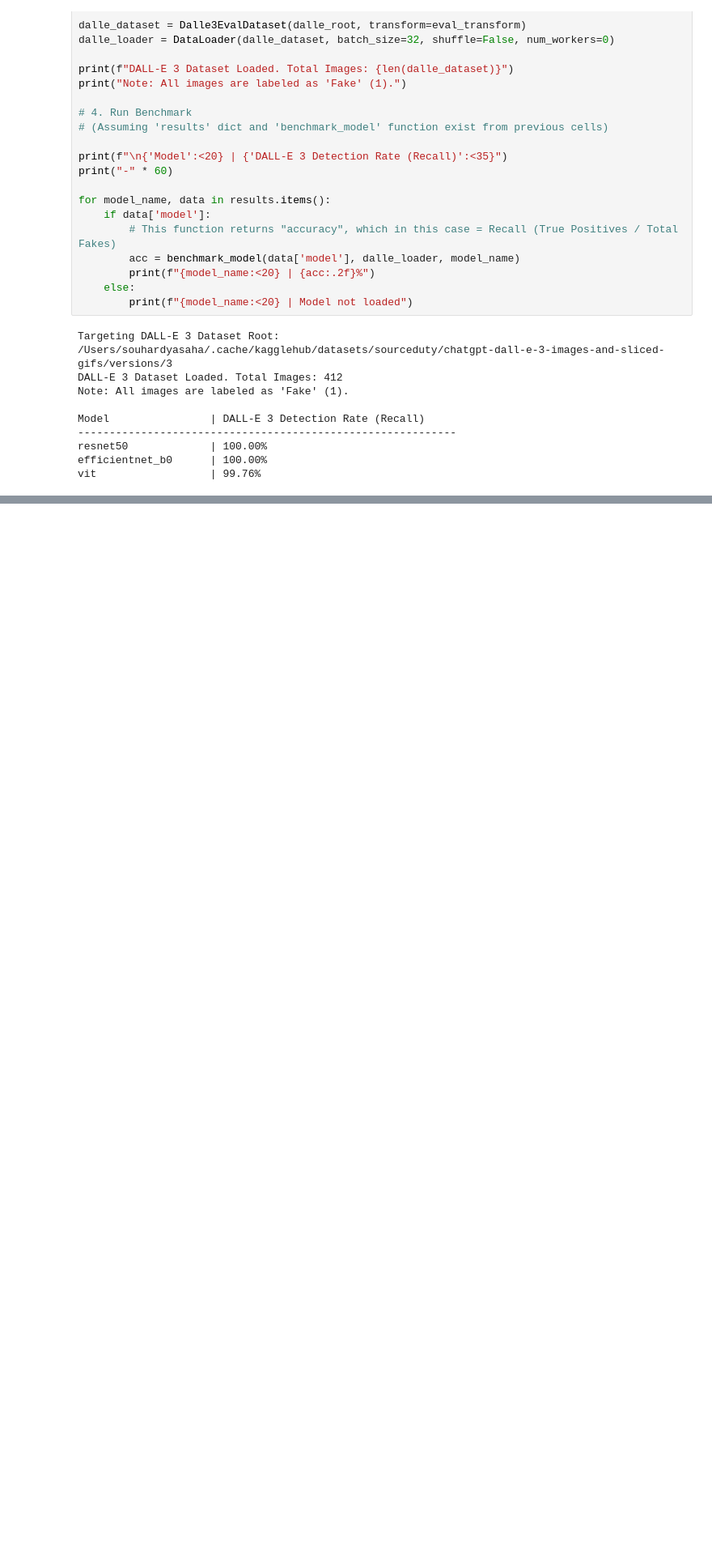
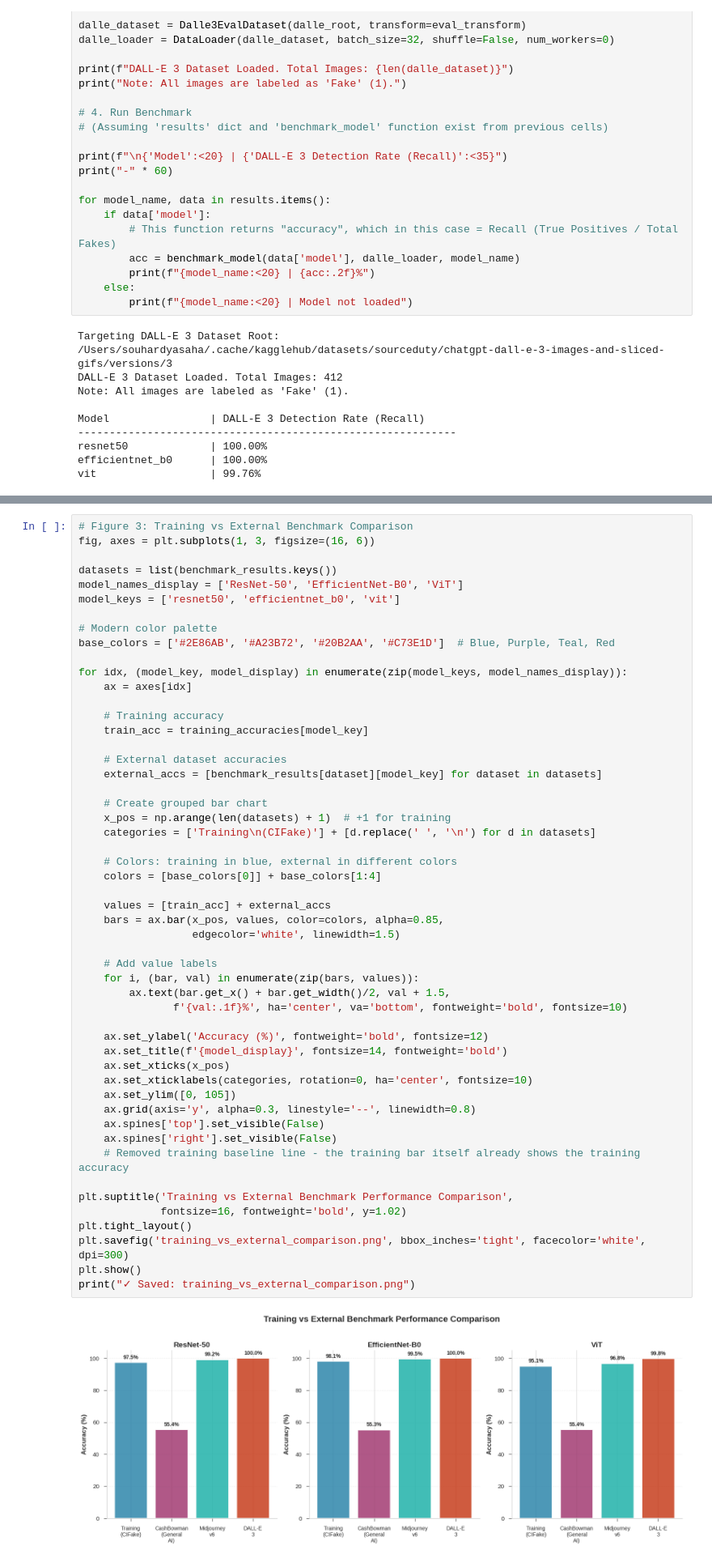
Before and after one commit to EmonRezaBD/GenPixel, a Jupyter notebook: ExternalBenchmarking.ipynb, the cells around one changed output, grey strips where cells are left out. Shown: that part at 81% size. Saved outputs shown, nothing was run; the diff lists cells and outputs as text; blank space fills up the shorter version.

```diff
--- a/ExternalBenchmarking.ipynb
+++ b/ExternalBenchmarking.ipynb
@@ -437,0 +616,54 @@ vit                  | 99.76%
+# %%
+# Figure 3: Training vs External Benchmark Comparison
+fig, axes = plt.subplots(1, 3, figsize=(16, 6))
+
+datasets = list(benchmark_results.keys())
+model_names_display = ['ResNet-50', 'EfficientNet-B0', 'ViT']
+model_keys = ['resnet50', 'efficientnet_b0', 'vit']
+
+# Modern color palette
+base_colors = ['#2E86AB', '#A23B72', '#20B2AA', '#C73E1D']  # Blue, Purple, Teal, Red
+
+for idx, (model_key, model_display) in enumerate(zip(model_keys, model_names_display)):
+    ax = axes[idx]
+
+    # Training accuracy
+    train_acc = training_accuracies[model_key]
+
+    # External dataset accuracies
+    external_accs = [benchmark_results[dataset][model_key] for dataset in datasets]
+
+    # Create grouped bar chart
+    x_pos = np.arange(len(datasets) + 1)  # +1 for training
+    categories = ['Training\n(CIFake)'] + [d.replace(' ', '\n') for d in datasets]
+
+    # Colors: training in blue, external in different colors
+    colors = [base_colors[0]] + base_colors[1:4]
+
+    values = [train_acc] + external_accs
+    bars = ax.bar(x_pos, values, color=colors, alpha=0.85,
+                  edgecolor='white', linewidth=1.5)
+
+    # Add value labels
+    for i, (bar, val) in enumerate(zip(bars, values)):
+        ax.text(bar.get_x() + bar.get_width()/2, val + 1.5,
+               f'{val:.1f}%', ha='center', va='bottom', fontweight='bold', fontsize=10)
+
+    ax.set_ylabel('Accuracy (%)', fontweight='bold', fontsize=12)
+    ax.set_title(f'{model_display}', fontsize=14, fontweight='bold')
+    ax.set_xticks(x_pos)
+    ax.set_xticklabels(categories, rotation=0, ha='center', fontsize=10)
+    ax.set_ylim([0, 105])
+    ax.grid(axis='y', alpha=0.3, linestyle='--', linewidth=0.8)
+    ax.spines['top'].set_visible(False)
+    ax.spines['right'].set_visible(False)
+    # Removed training baseline line - the training bar itself already shows the training accuracy
+
+plt.suptitle('Training vs External Benchmark Performance Comparison',
+             fontsize=16, fontweight='bold', y=1.02)
+plt.tight_layout()
+plt.savefig('training_vs_external_comparison.png', bbox_inches='tight', facecolor='white', dpi=300)
+plt.show()
+print("✓ Saved: training_vs_external_comparison.png")
+# %% [output]
+[figure, added]
```
Also changed, not shown: parts of 6 cells of this notebook, 5 other files.
